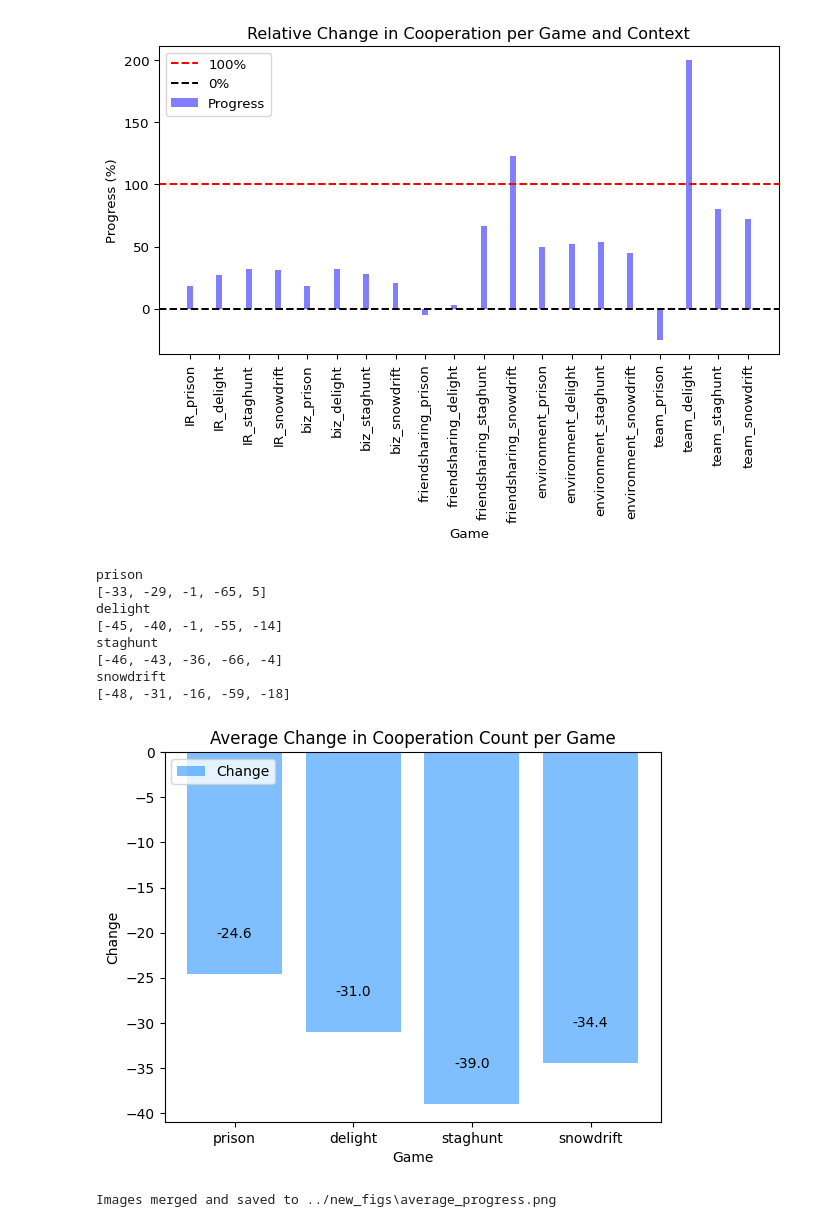
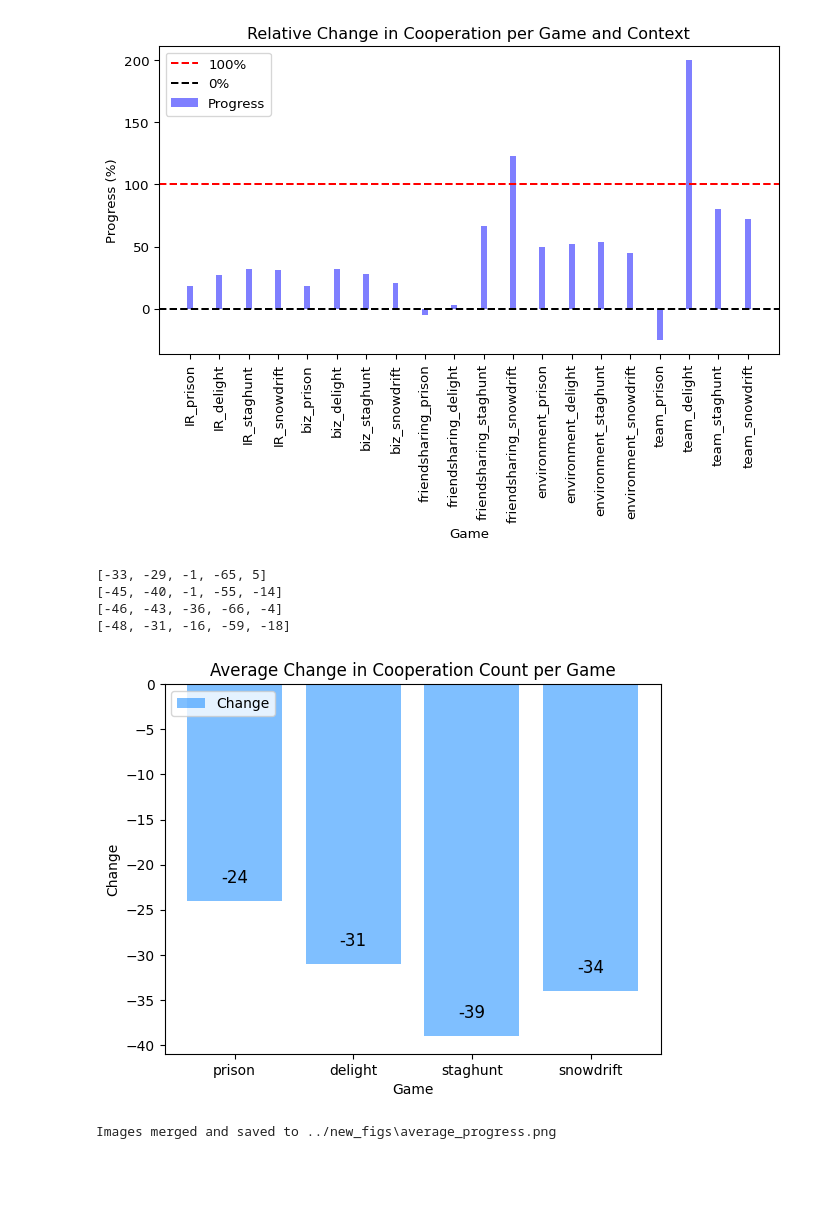
Before and after one commit to sepehrilami/LFB, a Jupyter notebook: notebooks/result_analysis.ipynb, the cells around one changed output. Saved outputs shown, nothing was run; the diff lists cells and outputs as text; code cells hidden in the pictures; blank space fills up the shorter version.

```diff
--- a/notebooks/result_analysis.ipynb
+++ b/notebooks/result_analysis.ipynb
@@ -364,44 +364,38 @@ def get_average_progress(all_data, keys, category_type='Game'):
     # get the average progress for each category
     average_progress = {}
     for category in categorized_keys:
-        print(category)
         progress = [(all_data['7b_finetuned'][key]['  C'] - all_data['7b_org'][key]['  C']) for key in categorized_keys[category]]
         print(progress)
-        average_progress[category] = round(sum(progress) / len(progress), 2)
+        average_progress[category] = int(sum(progress) / len(progress))
     return average_progress
 
 def visualize_average_progress(average_progress, category_type='Game'):
     plt.figure()
     x = [pos for pos in range(len(average_progress))]
     plt.bar(x, average_progress.values(), alpha=0.5, label='Change', color='#0080FF')
-    # plt.axhline(y=50, color='r', linestyle='--', label='100%')
     # write the y value on top of each bar
     for i, v in enumerate(average_progress.values()):
-        plt.text(i, v+4, str(v), ha='center')
+        plt.text(i, v+2, str(v), ha='center', fontsize=12)
 
-    plt.xticks(x, average_progress.keys())
+    plt.xticks(x, average_progress.keys(), fontsize=10)
     plt.xlabel(category_type)
     plt.ylabel('Change')
     plt.title(f'Average Change in Cooperation Count per {category_type}')
     plt.legend(loc='upper left')
     plt.savefig(os.path.join("../new_figs", f"average_change_{category_type}.png"))
     plt.show()
 
 
 
 category_type = 'Game'
 average_progress = get_average_progress(all_data, keys, category_type)
 visualize_average_progress(average_progress, category_type)
 # %% [output]
-prison
 [-33, -29, -1, -65, 5]
-delight
 [-45, -40, -1, -55, -14]
-staghunt
 [-46, -43, -36, -66, -4]
-snowdrift
 [-48, -31, -16, -59, -18]
-[figure, old version]
+[figure, new version]
 # %%
 # merge two images into one
 # merge these two images: average_progress_Game.png and average_progress_Context.png
```
